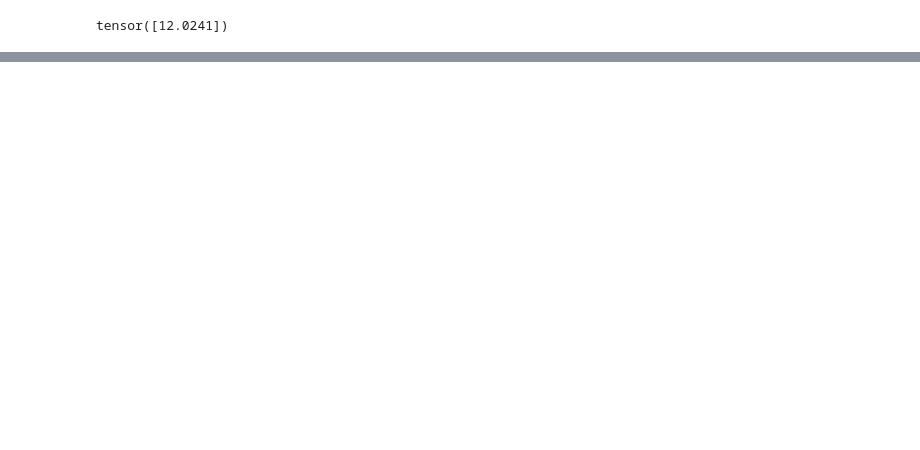
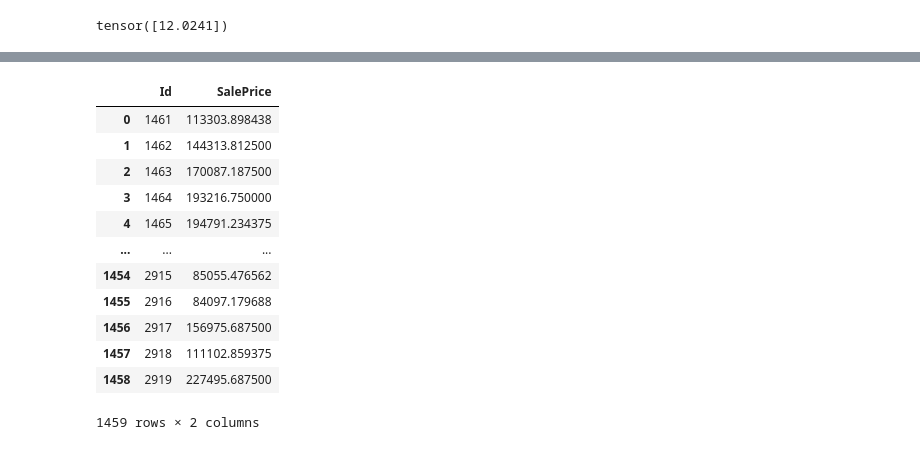
Before and after one commit to leoAshu/ai-foundations, a Jupyter notebook: d2l/02_linear_nn/03_house_prices_prediction_kaggle.ipynb, the cells around one changed output, grey strips where cells are left out. Saved outputs shown, nothing was run; the diff lists cells and outputs as text; code cells hidden in the pictures; blank space fills up the shorter version.

Commit message:
add k-fold cross validation and model ensembling

```diff
--- a/d2l/02_linear_nn/03_house_prices_prediction_kaggle.ipynb
+++ b/d2l/02_linear_nn/03_house_prices_prediction_kaggle.ipynb
@@ -139,0 +217,3 @@ submission_df.to_csv(submissions / 'submission_log_space_200_epochs_mean_bias.cs
+# %%
+trainer = Trainer(max_epochs=200, yscale='log', log_every=20)
+models, histories = k_fold(trainer, data, k=5, lr=0.01)
@@ -139,0 +285,30 @@ submission_df.to_csv(submissions / 'submission_log_space_200_epochs_mean_bias.cs
+# %%
+with torch.no_grad():
+    log_preds = [
+        model(torch.tensor(data.val.values.astype(float), dtype=torch.float32))
+        for model in models
+    ]
+
+    # average in log space (geometric mean of prices) to match the log-RMSE metric
+    ensemble_preds = torch.exp(torch.cat(log_preds, dim=1).mean(dim=1))
+# %%
+submission_df = pd.DataFrame({
+    'Id': data.raw_val.Id,
+    'SalePrice': ensemble_preds.numpy()
+})
+
+display(submission_df)
+# %% [output]
+|  | Id | SalePrice |
+| 0 | 1461 | 113303.898438 |
+| 1 | 1462 | 144313.812500 |
+| 2 | 1463 | 170087.187500 |
+| 3 | 1464 | 193216.750000 |
+| 4 | 1465 | 194791.234375 |
+| ... | ... | ... |
+| 1454 | 2915 | 85055.476562 |
+| 1455 | 2916 | 84097.179688 |
+| 1456 | 2917 | 156975.687500 |
+| 1457 | 2918 | 111102.859375 |
+| 1458 | 2919 | 227495.687500 |
+1459 rows × 2 columns
```
Also changed, not shown: parts of 14 cells of this notebook.
